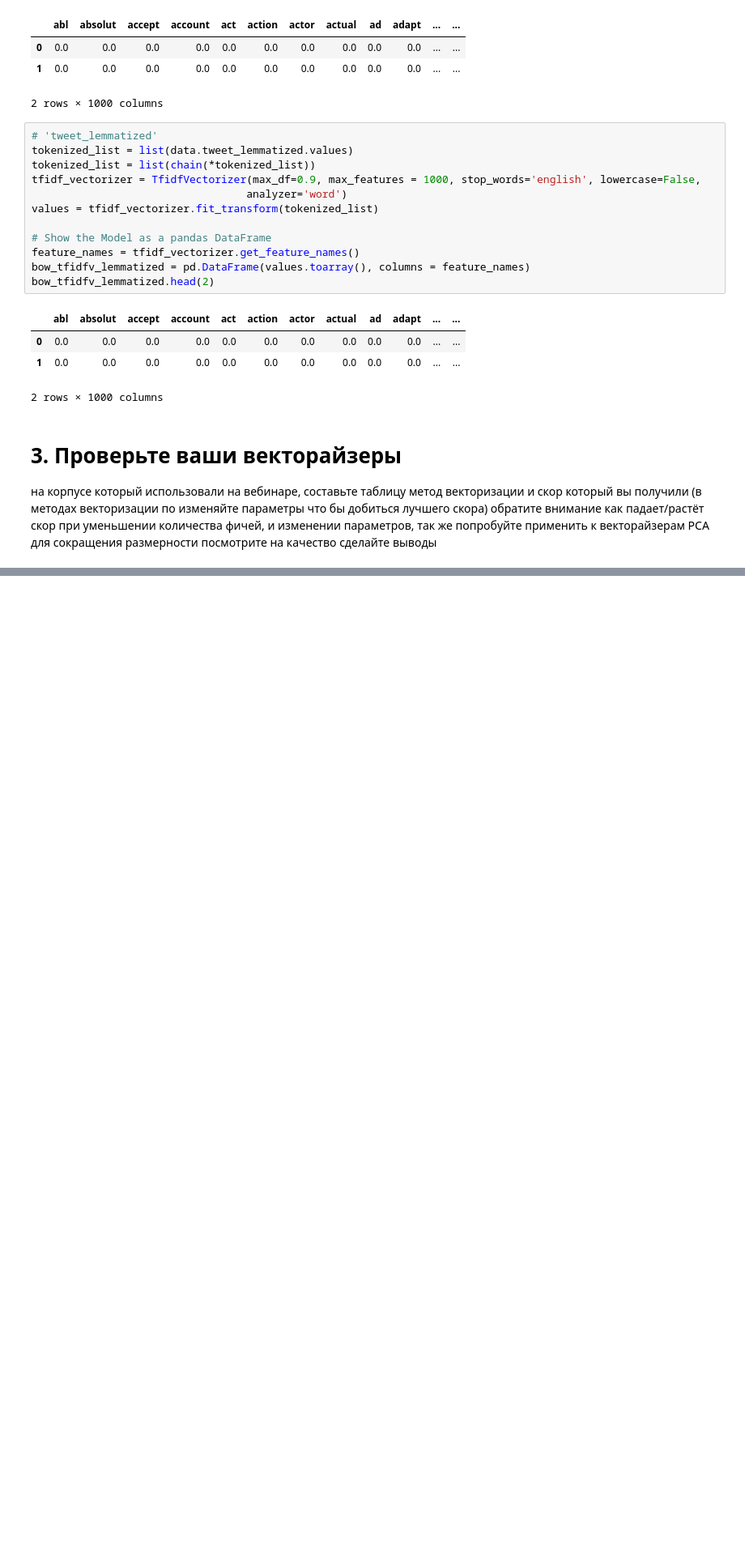
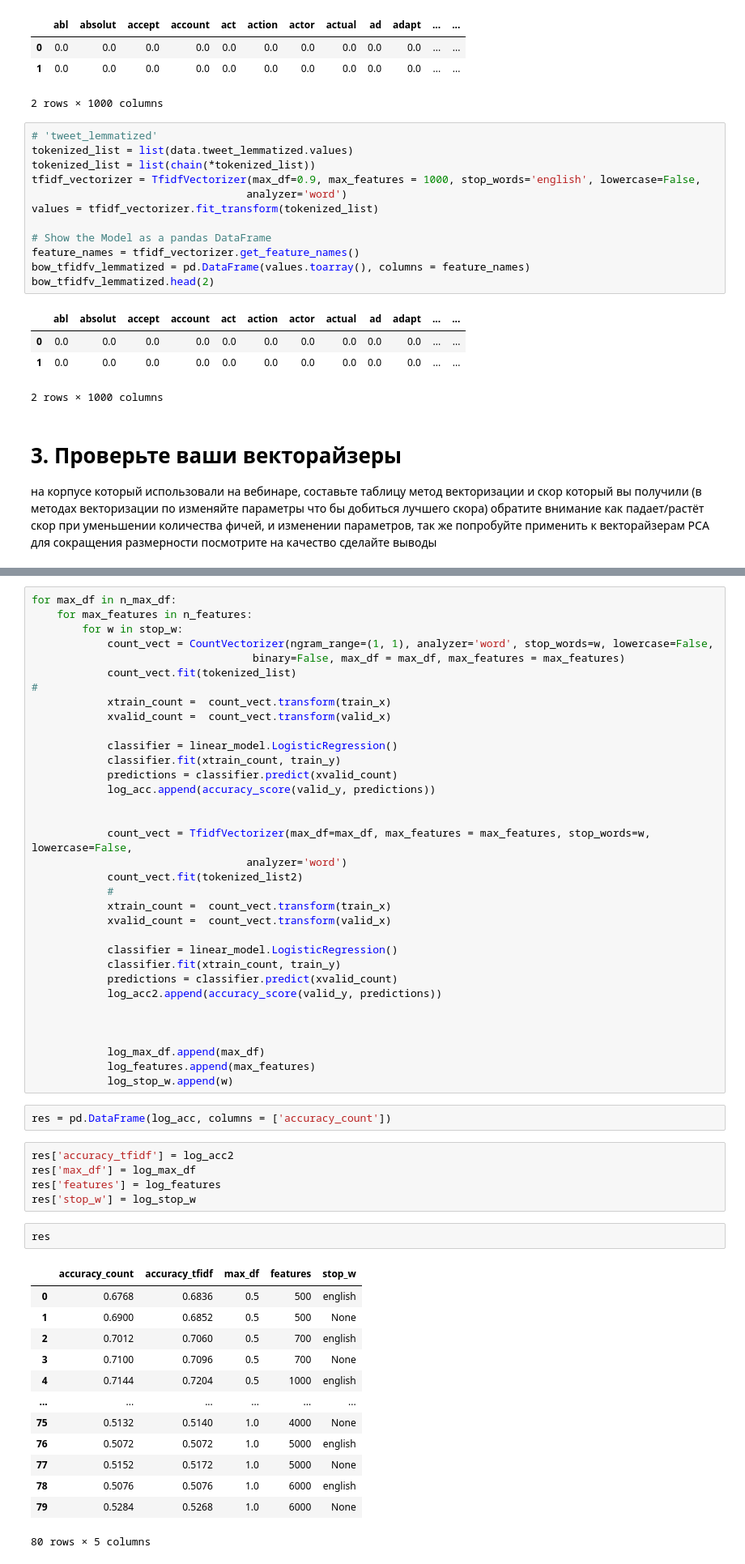
Before and after one commit to lilyababina/vved_v_obr_est_yaz, a Jupyter notebook: hw2_sozdan_prizn_prostr/less2_hw.ipynb, the cells around one changed output, grey strips where cells are left out. Shown at 81% size. Saved outputs shown, nothing was run; the diff lists cells and outputs as text; blank space fills up the shorter version.

```diff
--- a/hw2_sozdan_prizn_prostr/less2_hw.ipynb
+++ b/hw2_sozdan_prizn_prostr/less2_hw.ipynb
@@ -124,0 +253,57 @@ bow_tfidfv_lemmatized.head(2)
+# %%
+for max_df in n_max_df:
+    for max_features in n_features:
+        for w in stop_w:
+            count_vect = CountVectorizer(ngram_range=(1, 1), analyzer='word', stop_words=w, lowercase=False,
+                                   binary=False, max_df = max_df, max_features = max_features)
+            count_vect.fit(tokenized_list)
+#
+            xtrain_count =  count_vect.transform(train_x)
+            xvalid_count =  count_vect.transform(valid_x)
+
+            classifier = linear_model.LogisticRegression()
+            classifier.fit(xtrain_count, train_y)
+            predictions = classifier.predict(xvalid_count)
+            log_acc.append(accuracy_score(valid_y, predictions))
+
+
+            count_vect = TfidfVectorizer(max_df=max_df, max_features = max_features, stop_words=w, lowercase=False,
+                                  analyzer='word')
+            count_vect.fit(tokenized_list2)
+            #
+            xtrain_count =  count_vect.transform(train_x)
+            xvalid_count =  count_vect.transform(valid_x)
+
+            classifier = linear_model.LogisticRegression()
+            classifier.fit(xtrain_count, train_y)
+            predictions = classifier.predict(xvalid_count)
+            log_acc2.append(accuracy_score(valid_y, predictions))
+
+
+
+            log_max_df.append(max_df)
+            log_features.append(max_features)
+            log_stop_w.append(w)
+# %%
+res = pd.DataFrame(log_acc, columns = ['accuracy_count'])
+# %%
+res['accuracy_tfidf'] = log_acc2
+res['max_df'] = log_max_df
+res['features'] = log_features
+res['stop_w'] = log_stop_w
+# %%
+res
+# %% [output]
+|  | accuracy_count | accuracy_tfidf | max_df | features | stop_w |
+| 0 | 0.6768 | 0.6836 | 0.5 | 500 | english |
+| 1 | 0.6900 | 0.6852 | 0.5 | 500 | None |
+| 2 | 0.7012 | 0.7060 | 0.5 | 700 | english |
+| 3 | 0.7100 | 0.7096 | 0.5 | 700 | None |
+| 4 | 0.7144 | 0.7204 | 0.5 | 1000 | english |
+| ... | ... | ... | ... | ... | ... |
+| 75 | 0.5132 | 0.5140 | 1.0 | 4000 | None |
+| 76 | 0.5072 | 0.5072 | 1.0 | 5000 | english |
+| 77 | 0.5152 | 0.5172 | 1.0 | 5000 | None |
+| 78 | 0.5076 | 0.5076 | 1.0 | 6000 | english |
+| 79 | 0.5284 | 0.5268 | 1.0 | 6000 | None |
+80 rows × 5 columns
```
Also changed, not shown: parts of 20 cells of this notebook, 3 other files.
